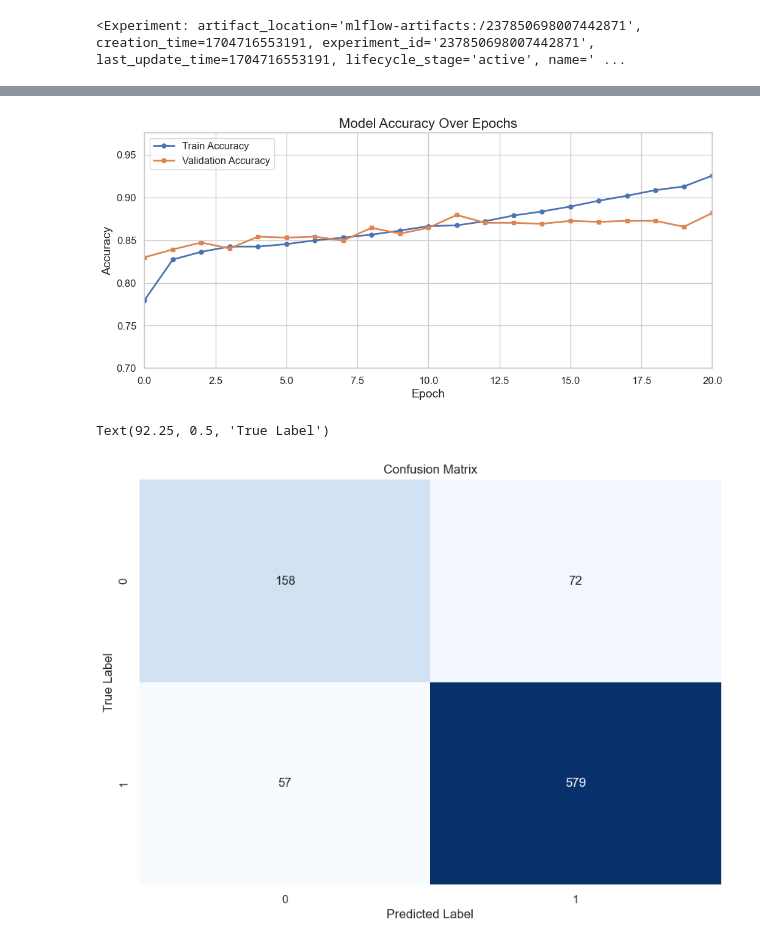
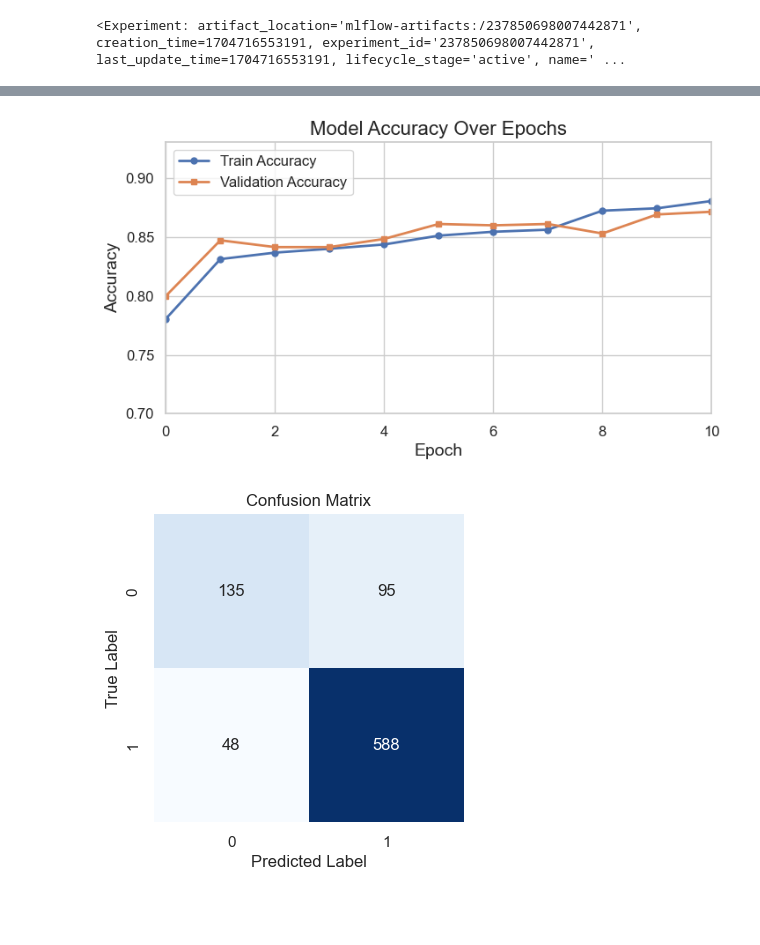
Before and after one commit to Faris-Alanazi/Gender-Classification-Using-Arabic-Names, a Jupyter notebook: _3_BiLSTM_Model.ipynb, the cells around one changed output, grey strips where cells are left out. Drawn from its saved outputs; the diff is of its cells as text; code cells hidden in the pictures; blank space fills up the shorter version.

```diff
--- a/_3_BiLSTM_Model.ipynb
+++ b/_3_BiLSTM_Model.ipynb
@@ -75,14 +68,18 @@ names_lengths = df['name_length'].values
 # %%
+y = df['sex'].values
 X = list(zip(padded_sequences, first_letter_encoded_scaled, last_letter_encoded_scaled))
 
 # Define the size for the test and validation sets as percentages
 test_size_percentage = 0.1
 validation_size_percentage = 0.1
 
+
 # Calculate the actual sizes for the test and validation sets
 total_size = test_size_percentage + validation_size_percentage
 test_size_actual = test_size_percentage / total_size
 validation_size_actual = validation_size_percentage / total_size
+
+train_size_percentage = 1 - total_size
 
 # First split: Separate out the training data and the remaining data
 X_train, X_remaining, y_train, y_remaining = train_test_split(X, y, test_size=total_size, random_state=11)
@@ -129,16 +126,21 @@ embedding_dim = 1024
 letter_embedding_dim = embedding_dim // 2
 
 lstm_units = 256
-
-total_features_shape = X_combined_train.shape[1]  # Total number of features after concatenation
+total_features_shape = X_combined_train.shape[1]
 
 
 l2_lambda = 0.001
 dropout_rate = 0.2
 
 batch_size = 256
-epochs = 100
+epochs = 11
 # %%
+# Define the early stopping callback
+early_stopping = EarlyStopping(
+    monitor='val_loss',  # You can choose the metric to monitor (e.g., validation loss)
+    patience=10,          # Number of epochs with no improvement before stopping
+    restore_best_weights=True  # Restore the best model weights when stopping
+)
 
 model = Sequential()
 
@@ -255,7 +233,11 @@ with mlflow.start_run():
     f1 = f1_score(y_test, y_pred_classes)
     precision = precision_score(y_test, y_pred_classes)
     recall = recall_score(y_test, y_pred_classes)
-    roc_auc = roc_auc_score(y_test, y_pred)
+
+    # Calculate ROC curve
+    fpr, tpr, thresholds = roc_curve(y_test, y_pred)
+    # Calculate AUC (Area Under the ROC Curve)
+    roc_auc = auc(fpr, tpr)
 
     # Confusion matrix calculation
     cm = confusion_matrix(y_test, y_pred_classes)
@@ -301,37 +309,36 @@ Epoch 1/100
 # %%
 # Apply the seaborn style to make plots nicer
 sns.set(style="whitegrid")
 
 # Create the figure with a specific size
-plt.figure(figsize=(12, 5))
+plt.figure(figsize=(8, 4))
 
 # Accuracy plot
 plt.subplot(1, 1, 1)
 plt.plot(history.history['accuracy'], label='Train Accuracy', linewidth=2, marker='o', markersize=5)
 plt.plot(history.history['val_accuracy'], label='Validation Accuracy', linewidth=2, marker='s', markersize=5)
 
 # Title and labels
 plt.title('Model Accuracy Over Epochs', fontsize=16)
 plt.ylabel('Accuracy', fontsize=14)
 plt.xlabel('Epoch', fontsize=14)
 
 # Legend
 plt.legend(loc='upper left', fontsize=12)
 
 # Set limits and ticks for readability
 plt.xlim(0, len(history.history['accuracy']) - 1)
 plt.ylim(0.7, max(max(history.history['accuracy']), max(history.history['val_accuracy'])) + 0.05)
 plt.xticks(fontsize=12)
 plt.yticks(fontsize=12);
 # %% [output]
-[figure, old version]
+[figure, new version]
 # %%
 # Plotting the confusion matrix
-plt.figure(figsize=(10, 7))
+plt.figure(figsize=(4, 4))
 sns.heatmap(cm, annot=True, fmt='d', cmap='Blues', cbar=False)
 plt.title('Confusion Matrix')
 plt.xlabel('Predicted Label')
-plt.ylabel('True Label')
+plt.ylabel('True Label');
 # %% [output]
-Text(92.25, 0.5, 'True Label')
-[figure, old version]
+[figure, new version]
```
Also changed, not shown: parts of 9 cells of this notebook.
